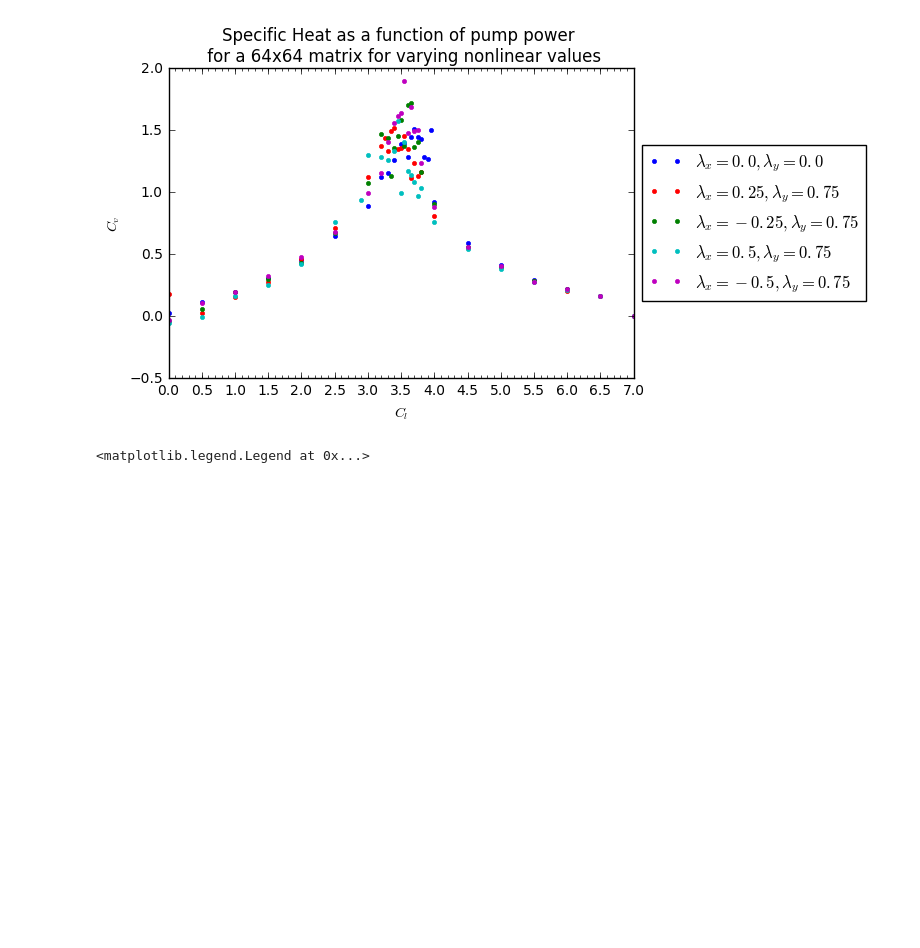
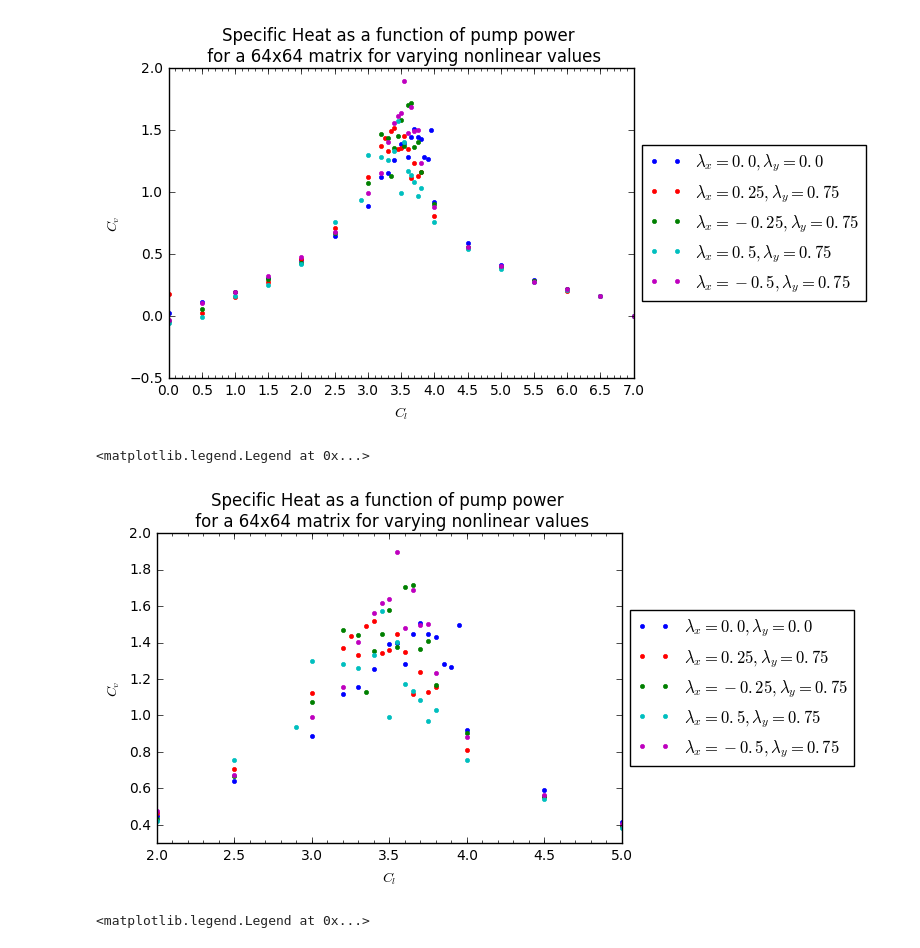
Before and after one commit to nishalad95/Compact-KPZ, a Jupyter notebook: CompactKPZ - January Progress Report.ipynb, the cells around one changed output. Cells and saved outputs as stored; diff of their text form; code cells hidden in the pictures; blank space fills up the shorter version.

```diff
--- a/CompactKPZ - January Progress Report.ipynb
+++ b/CompactKPZ - January Progress Report.ipynb
@@ -71,6 +94,27 @@ plt.legend(loc='center left', bbox_to_anchor=(1, 0.5))
 # %% [output]
 <matplotlib.legend.Legend at 0x...>
 [figure]
+# %%
+fig, ax = plt.subplots()
+major_ticks = np.arange(0, 7.2, 0.5)
+minor_ticks = np.arange(0, 7.0, 0.1)
+ax.set_xticks(major_ticks, minor = False)
+ax.set_xticks(minor_ticks, minor = True)
+
+ax.plot(CL1, Cv1, 'b.', label='$\lambda_x = 0.0, \lambda_y= 0.0 $')
+ax.plot(CL2, Cv2, 'r.', label='$\lambda_x = 0.25, \lambda_y= 0.75 $')
+ax.plot(CL3, Cv3, 'g.', label='$\lambda_x = -0.25, \lambda_y= 0.75 $')
+ax.plot(CL4, Cv4, 'c.', label='$\lambda_x = 0.5, \lambda_y= 0.75 $')
+ax.plot(CL5, Cv5, 'm.', label='$\lambda_x = -0.5, \lambda_y= 0.75 $')
+plt.xlim([2.0, 5.0])
+plt.ylim([0.3, 2.0])
+plt.xlabel('$C_l$')
+plt.ylabel('$C_v$')
+plt.title('Specific Heat as a function of pump power \n for a 64x64 matrix for varying nonlinear values')
+plt.legend(loc='center left', bbox_to_anchor=(1, 0.5))
+# %% [output]
+<matplotlib.legend.Legend at 0x...>
+[figure, added]
 # %%
 v1 = np.loadtxt("data/S=64/averagedData/numOfVorticesVsCL_S=64_Lx=0.0_Ly=0.0.txt", dtype=float, delimiter=' ')
 v2 = np.loadtxt("data/S=64/averagedData/numOfVorticesVsCL_S=64_Lx=0.25_Ly=0.75.txt", dtype=float, delimiter=' ')
```
Also changed, not shown: parts of 1 cell of this notebook, 1 other file.
